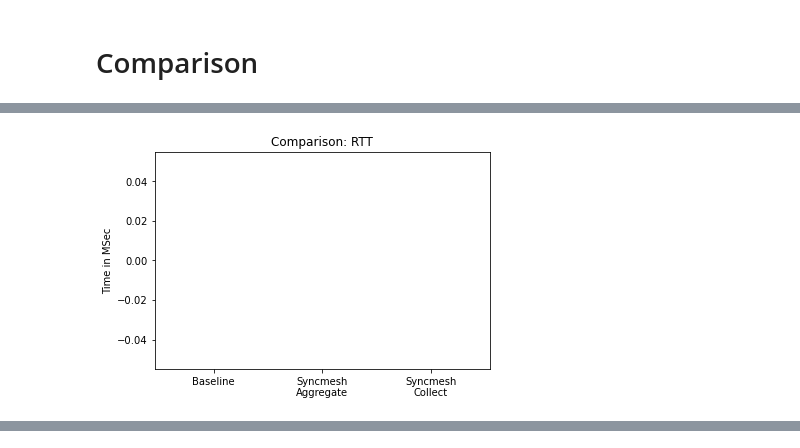
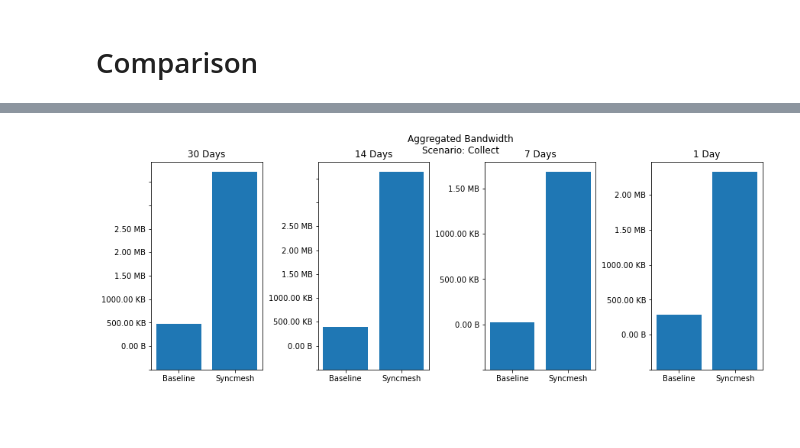
Before and after one commit to dos-group/syncmesh, a Jupyter notebook: evaluation/Main.ipynb, the cells around one changed output, grey strips where cells are left out. Drawn from its saved outputs; the diff is of its cells as text; code cells hidden in the pictures; blank space fills up the shorter version.

```diff
--- a/evaluation/Main.ipynb
+++ b/evaluation/Main.ipynb
@@ -236,12 +203,61 @@ NameError: name 'df' is not defined
-# %%
-fig, ax = plt.subplots()
-cases = ['Baseline', 'Syncmesh\nAggregate', 'Syncmesh\nCollect']
-values = [baselineAggregateRTT, syncmeshAggregateRTT, syncmeshCollectRTT]
-ax.bar(cases,values)
-ax.set_title('Comparison: RTT')
-ax.set_ylabel("Time in MSec")
-# ax.set_xlabel("Time")
-fig.savefig("out/comparison_rtt.png")
-plt.show()
-# %% [output]
-[figure, removed]
+# %%
+experiments = {}
+
+# Sliding window:
+n = 2
+base_windows = [base_timings[i:i+n] for i in range(len(base_timings)-n+1)]
+sync_windows = [sync_timings[i:i+n] for i in range(len(sync_timings)-n+1)]
+
+i = 0
+for base_window, sync_window in zip(base_windows, sync_windows):
+    # experiment = {}
+    print(base_window)
+    df_base_window = df_base.loc[str(base_window[0]):str(base_window[1])]
+    df_sync_window = df_sync.loc[str(sync_window[0]):str(sync_window[1])]
+    # print(df_base_window.info())
+    experiments[i] = {}
+    experiments[i]["baseAggregateBytes"] =  df_base_window["jsonPayload.bytes_sent"].sum()
+    experiments[i]["baseAggregateRTT"] = df_base_window["jsonPayload.rtt_msec"].mean()
+    experiments[i]["syncAggregateBytes"] = df_sync_window["jsonPayload.bytes_sent"].sum()
+    experiments[i]["syncAggregateRTT"] = df_sync_window["jsonPayload.rtt_msec"].mean()
+    i += 1
+
+# timedfbaseline.info()
+print(experiments)
+
+fig, (ax1, ax2, ax3, ax4) = plt.subplots(1,4, figsize=(15,5))
+cases = ['Baseline', 'Syncmesh']
+values1 = [experiments[0]["baseAggregateBytes"], experiments[0]["syncAggregateBytes"]]
+values2 = [experiments[1]["baseAggregateBytes"], experiments[1]["syncAggregateBytes"]]
+values3 = [experiments[2]["baseAggregateBytes"], experiments[2]["syncAggregateBytes"]]
+values4 = [experiments[3]["baseAggregateBytes"], experiments[3]["syncAggregateBytes"]]
+fig.suptitle('Aggregated Bandwidth\nScenario: Collect')
+ax1.bar(cases,values1)
+ax1.set_title('30 Days')
+ax1.set_yticklabels([to_human_readable(v) if v >= 0 else ' ' for v in
+                    ax.get_yticks(minor=False)])
+box = ax1.get_position()
+ax1.set_position([box.x0, box.y0, box.width * 0.8, box.height])
+ax2.bar(cases,values2)
+ax2.set_title('14 Days')
+ax2.set_yticklabels([to_human_readable(v) if v >= 0 else ' ' for v in
+                    ax.get_yticks(minor=False)])
+box = ax2.get_position()
+ax2.set_position([box.x0, box.y0, box.width * 0.8, box.height])
+ax3.bar(cases,values3)
+ax3.set_title('7 Days')
+ax3.set_yticklabels([to_human_readable(v) if v >= 0 else ' ' for v in
+                    ax.get_yticks(minor=False)])
+box = ax3.get_position()
+ax3.set_position([box.x0, box.y0, box.width * 0.8, box.height])
+ax4.bar(cases,values4)
+ax4.set_title('1 Day')
+ax4.set_yticklabels([to_human_readable(v) if v >= 0 else ' ' for v in
+                    ax.get_yticks(minor=False)])
+box = ax4.get_position()
+ax4.set_position([box.x0, box.y0, box.width * 0.8, box.height])
+# ax.set_ylabel("Bytes")
+# ax.set_xlabel("Time")
+fig.savefig("out/bandwith_aggregate_comparison_collect.png")
+plt.show()
+# %% [output]
@@ -247,0 +273 @@ plt.show()
+[figure, added]
```
Also changed, not shown: parts of 16 cells of this notebook, 1 other file.
